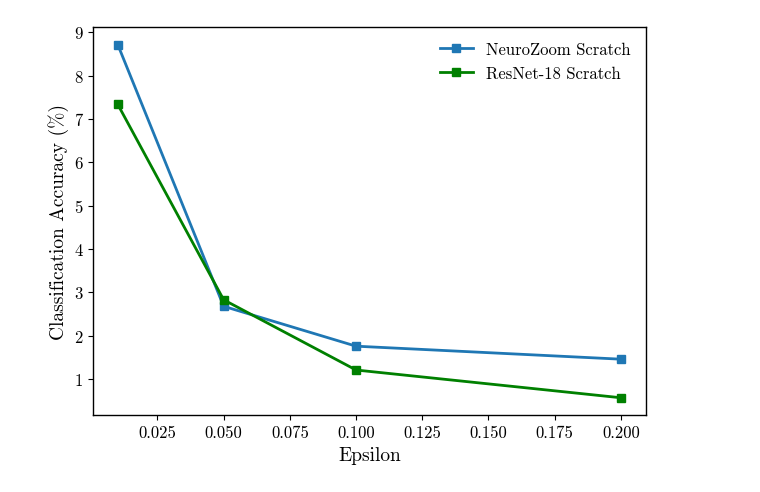
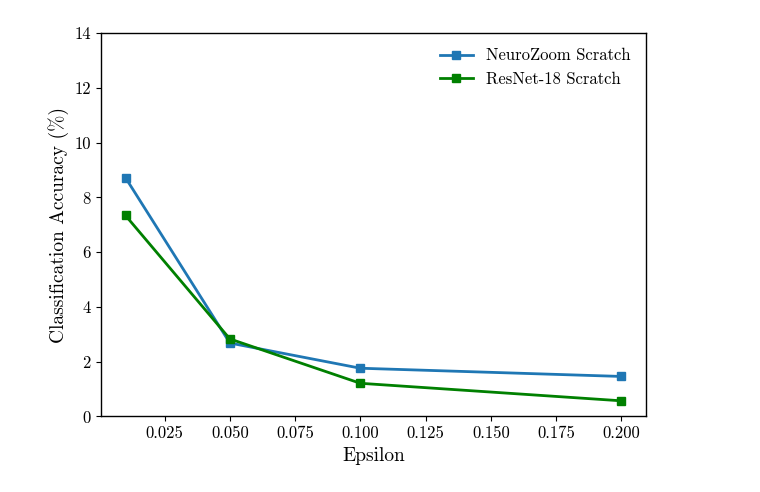
Before and after one commit to pran872/Brain-Network, a Jupyter notebook: source/figure_generation/fig_generation.ipynb, the cells around one changed output. Drawn from its saved outputs; the diff is of its cells as text; code cells hidden in the pictures.

```diff
--- a/source/figure_generation/fig_generation.ipynb
+++ b/source/figure_generation/fig_generation.ipynb
@@ -141,35 +280,32 @@ epsilon = [0.01, 0.05, 0.1, 0.2]
 neurozoom_scratch = [8.72, 2.68, 1.76, 1.46]
 neurofocus = []
 resnet_scratch = [7.34, 2.83, 1.21, 0.57]
-
-neurozoom_pretrained = [12.01, 3.60, 2.68, 2.25]
-resnet_pretrained = [13.16, 5.57, 3.62, 2.47]
 
 plt.rcParams.update({
     "text.usetex": False,
     "font.family": "serif",
     "font.serif": ["cmr10", "Computer Modern", "DejaVu Serif"],  # cmr10 closely matches LaTeX
     "axes.labelsize": 14,
     "font.size": 14,
     "legend.fontsize": 12,
     "xtick.labelsize": 12,
     "ytick.labelsize": 12,
     "axes.linewidth": 1,
     "lines.markersize": 6,
     "lines.linewidth": 2,
     "legend.frameon": False,
     "legend.handlelength": 2,
 })
-
+plt.ylim([0, 14])
 plt.plot(epsilon, neurozoom_scratch, "-s")
 plt.plot(epsilon, resnet_scratch, "-s", color="g")
 # plt.plot(epsilon, neurozoom_pretrained, "-s")
 # plt.plot(epsilon, resnet_pretrained, "-s")
 plt.xlabel(r"Epsilon")
 plt.ylabel("Classification Accuracy (%)")
 plt.legend(["NeuroZoom Scratch", "ResNet-18 Scratch"], loc="upper right")
 plt.tight_layout()
 # plt.savefig("stanford_dogs_fgsm.pdf", dpi=300)
 plt.show()
 # %% [output]
-[figure, old version]
+[figure, new version]
```
Also changed, not shown: parts of 29 cells of this notebook, 42 other files.
